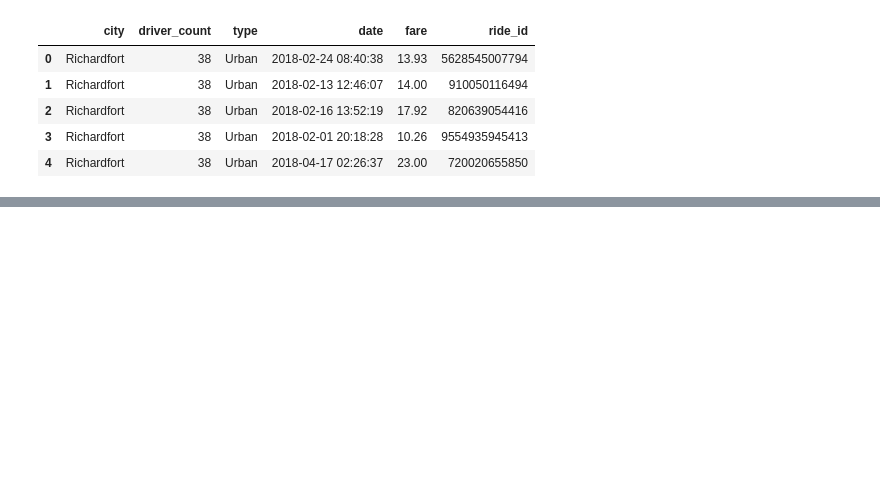
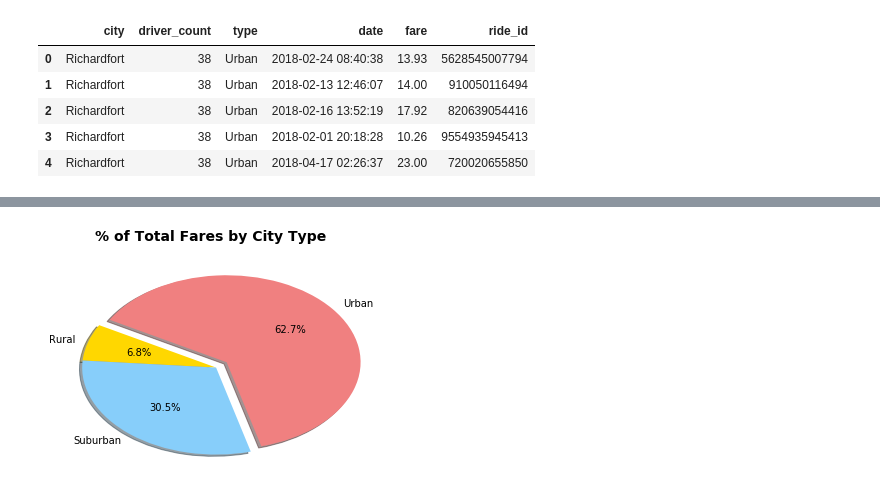
Before and after one commit to idarerick/Pyber, a Jupyter notebook: pyber_darrick.ipynb, the cells around one changed output, grey strips where cells are left out. Cells and saved outputs as stored; diff of their text form; code cells hidden in the pictures; blank space fills up the shorter version.

```diff
--- a/pyber_darrick.ipynb
+++ b/pyber_darrick.ipynb
@@ -135,0 +119,33 @@ urbanfaresum = combined_df.groupby()
+# %%
+# split combined df into separate city types
+urbandata = combined_df[combined_df['type']=="Urban"]
+suburbandata = combined_df[combined_df['type']=="Suburban"]
+ruraldata = combined_df[combined_df['type']=="Rural"]
+
+#setcolors
+colors1 = ["lightcoral","gold","lightskyblue"]
+colors2 = ["gold","lightskyblue","lightcoral"]
+# %%
+# % Total Fares by City Type Pie Chart
+
+# find total fares collected
+totalfares = combined_df.sum()['fare']
+
+# find urban fare sum
+urbantotalfare = urbandata['fare'].sum()
+# find surburban fare sum
+suburbantotalfare = suburbandata['fare'].sum()
+# find rural fare sum
+ruraltotalfare = ruraldata['fare'].sum()
+
+labels = ["Urban","Rural","Suburban"]
+farevalues = [urbantotalfare,ruraltotalfare,suburbantotalfare]
+
+# Build Pie Chart
+plt.pie(farevalues,explode=(0.1,0,0),colors=colors1,startangle=285,labels=labels,autopct="%1.1f%%",shadow=True)
+plt.suptitle("% of Total Fares by City Type", fontsize=14, fontweight='bold')
+
+# Save Figure
+plt.savefig('images/02farebycitytypepie.jpg')
+# %% [output]
+[figure, added]
```
Also changed, not shown: parts of 8 cells of this notebook, 5 other files.
